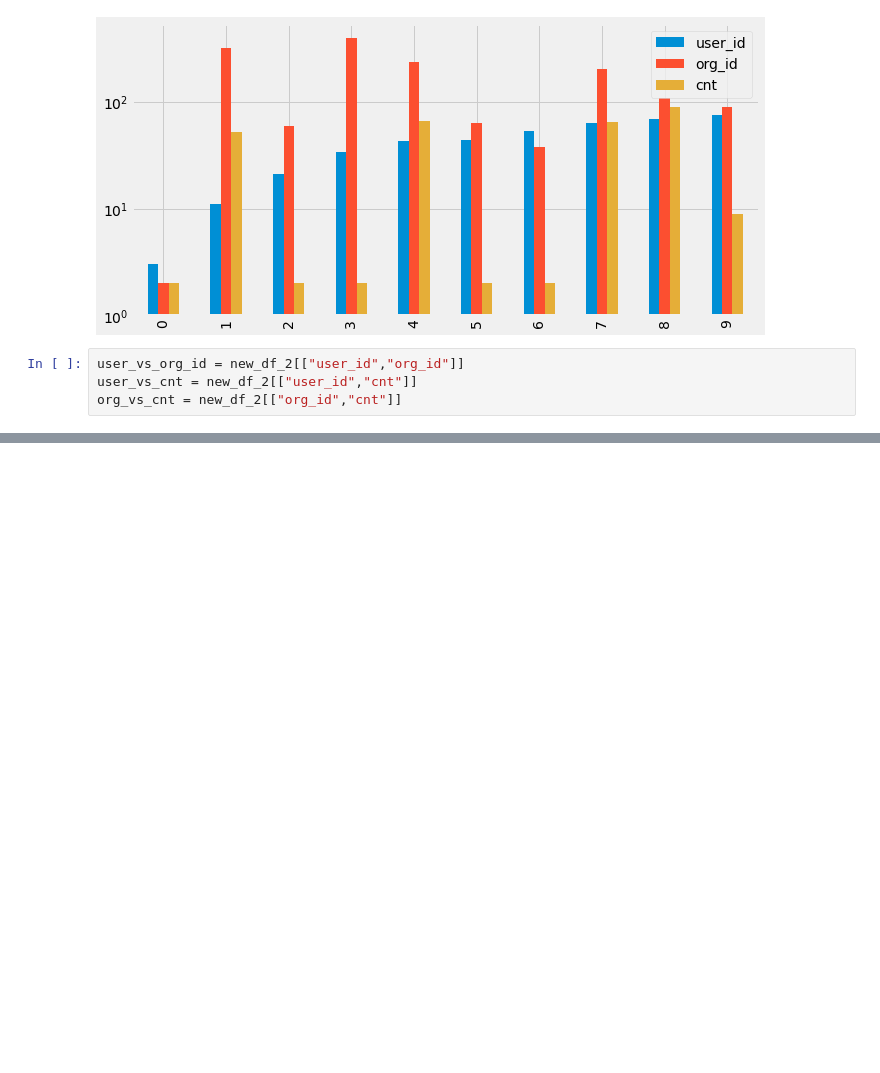
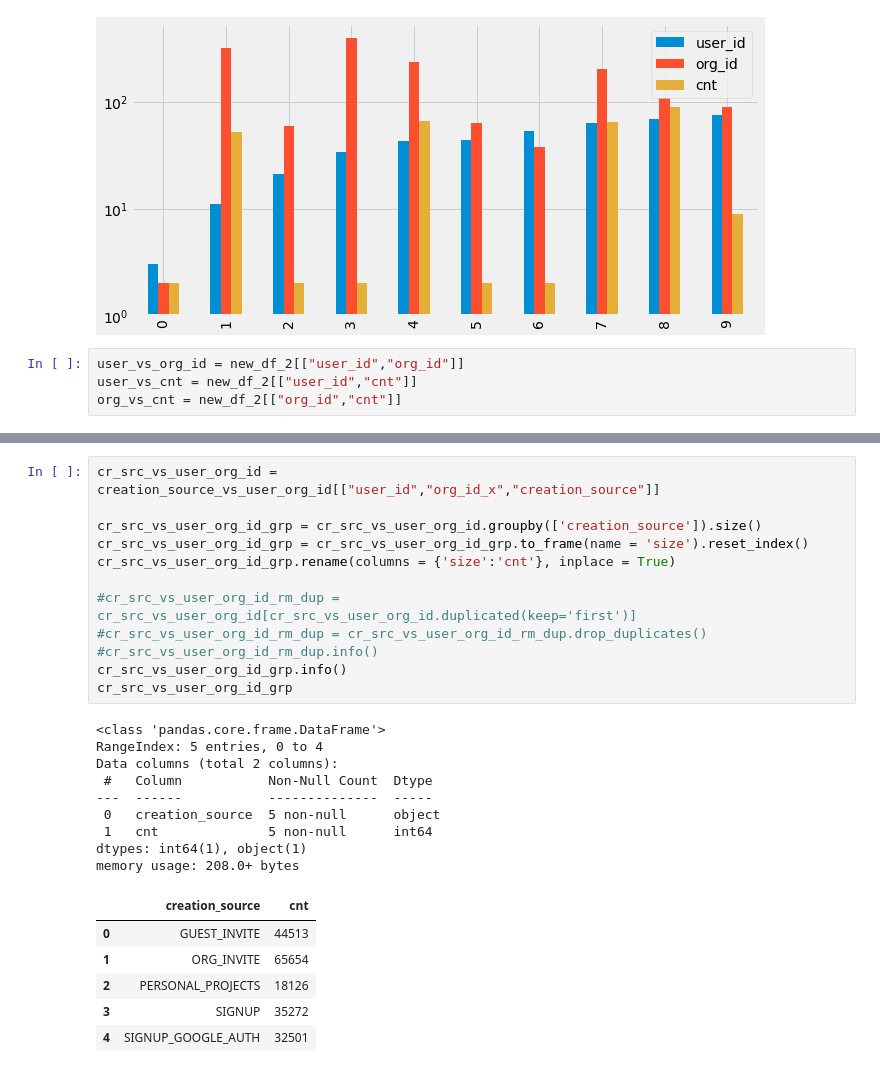
Before and after one commit to nselangovan/powerofdata, a Jupyter notebook: elan_ds22_guvi_task5.ipynb, the cells around one changed output, grey strips where cells are left out. Drawn from its saved outputs; the diff is of its cells as text; blank space fills up the shorter version.

```diff
--- a/elan_ds22_guvi_task5.ipynb
+++ b/elan_ds22_guvi_task5.ipynb
@@ -272,0 +329,28 @@ org_vs_cnt.head(20).plot.bar(figsize=(10,5)  , log=True)
+# %%
+cr_src_vs_user_org_id = creation_source_vs_user_org_id[["user_id","org_id_x","creation_source"]]
+
+cr_src_vs_user_org_id_grp = cr_src_vs_user_org_id.groupby(['creation_source']).size()
+cr_src_vs_user_org_id_grp = cr_src_vs_user_org_id_grp.to_frame(name = 'size').reset_index()
+cr_src_vs_user_org_id_grp.rename(columns = {'size':'cnt'}, inplace = True)
+
+#cr_src_vs_user_org_id_rm_dup = cr_src_vs_user_org_id[cr_src_vs_user_org_id.duplicated(keep='first')]
+#cr_src_vs_user_org_id_rm_dup = cr_src_vs_user_org_id_rm_dup.drop_duplicates()
+#cr_src_vs_user_org_id_rm_dup.info()
+cr_src_vs_user_org_id_grp.info()
+cr_src_vs_user_org_id_grp
+# %% [output]
+<class 'pandas.core.frame.DataFrame'>
+RangeIndex: 5 entries, 0 to 4
+Data columns (total 2 columns):
+ #   Column           Non-Null Count  Dtype
+---  ------           --------------  -----
+ 0   creation_source  5 non-null      object
+ 1   cnt              5 non-null      int64
+dtypes: int64(1), object(1)
+memory usage: 208.0+ bytes
+|  | creation_source | cnt |
+| 0 | GUEST_INVITE | 44513 |
+| 1 | ORG_INVITE | 65654 |
+| 2 | PERSONAL_PROJECTS | 18126 |
+| 3 | SIGNUP | 35272 |
+| 4 | SIGNUP_GOOGLE_AUTH | 32501 |
```
Also changed, not shown: parts of 11 cells of this notebook.
